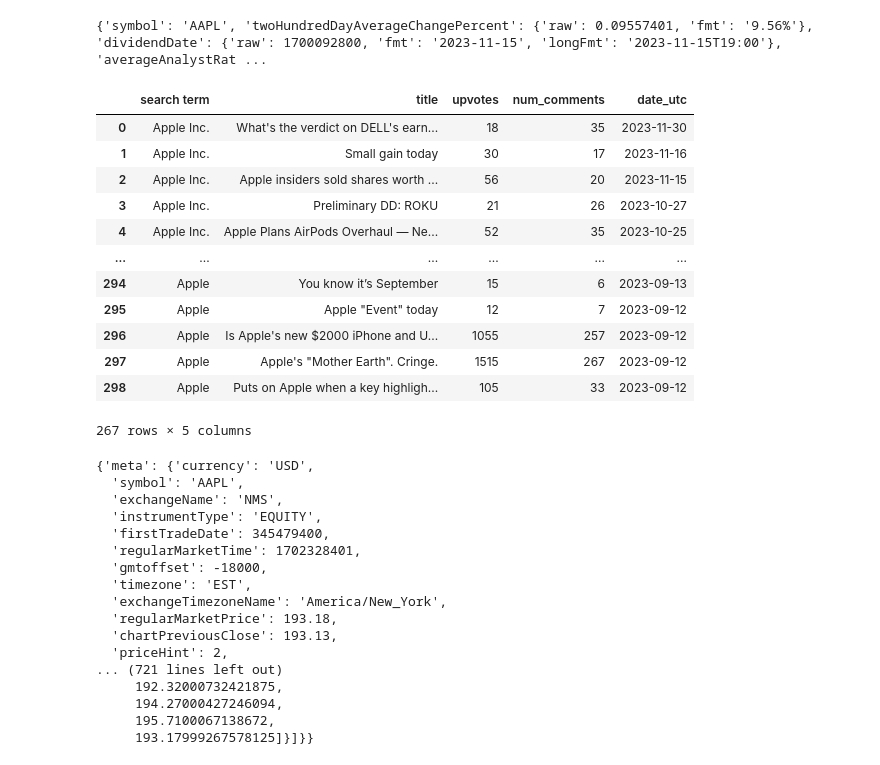
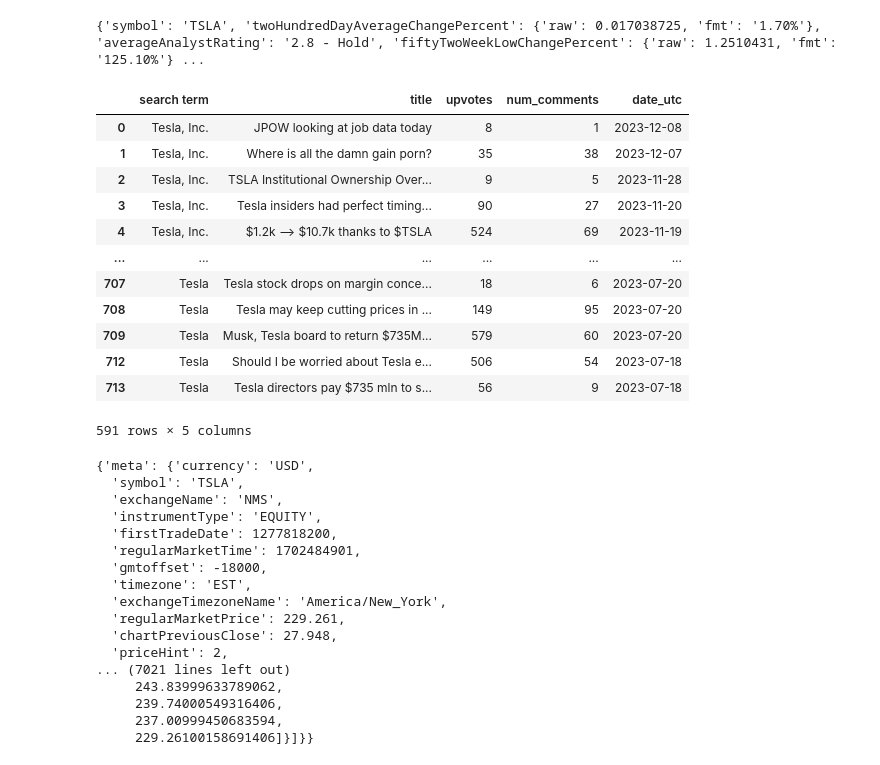
Before and after one commit to AprilHolmes7825/Project_1, a Jupyter notebook: Reddit_data_pull.ipynb, the cells around one changed output. Saved outputs shown, nothing was run; the diff lists cells and outputs as text; code cells hidden in the pictures.

```diff
--- a/Reddit_data_pull.ipynb
+++ b/Reddit_data_pull.ipynb
@@ -57,13 +57,13 @@ while True:
 
 #remove duplicates from company_names
 reddit_search_list = pd.Series(company_names).drop_duplicates().tolist()
-# %%
-print(yahoo_response)
-# %% [output]
-{'symbol': 'AAPL', 'twoHundredDayAverageChangePercent': {'raw': 0.09557401, 'fmt': '9.56%'}, 'dividendDate': {'raw': 1700092800, 'fmt': '2023-11-15', 'longFmt': '2023-11-15T19:00'}, 'averageAnalystRat ...
+# %%
+#Checking reponse from rapid API
+print(yahoo_response)
+# %% [output]
+{'symbol': 'TSLA', 'twoHundredDayAverageChangePercent': {'raw': 0.017038725, 'fmt': '1.70%'}, 'averageAnalystRating': '2.8 - Hold', 'fiftyTwoWeekLowChangePercent': {'raw': 1.2510431, 'fmt': '125.10%'} ...
 # %%
-#Do reddit search
-
+#Grabbing function method to access reddit
 auth = requests.auth.HTTPBasicAuth(reddit_client_id,reddit_secret_key)
 data = {
     'grant_type': 'password',
@@ -71,73 +71,76 @@ data = {
     'password': reddit_password
 }
 headers = {'User-Agent': 'redditapi/1'}
+#Grabbing posts from reddit
 res = requests.post('https://www.reddit.com/api/v1/access_token',
                     auth=auth, data=data, headers=headers)
 token12 = res.json()['access_token']
 headers = {**headers, **{'Authorization': f'bearer {token12}'}}
 headers
 requests.get('https://oauth.reddit.com/api/v1/me', headers=headers)
+#Creating empty list to store reddit posts
+reddit_posts = []
 
-reddit_posts = []
+#Activating Praw
 reddit = praw.Reddit(
     client_id=reddit_client_id,
     client_secret=reddit_secret_key,
     password = data['password'],
     user_agent=f"testscript by u/{data['username']}",
     username = data['username'],
 )
 
 
 #-----------------------------------------------------------TO-DO: Do we need to set a different limit or search criteria?
+#Using praw to get subreddit easily
 for term in reddit_search_list:
-    for submission in reddit.subreddit("wallstreetbets").search(term, limit=100, sort="new"):
+    for submission in reddit.subreddit("wallstreetbets").search(term, limit=1000, sort="new"):
         sub_create_utc = datetime.utcfromtimestamp(submission.created_utc).strftime('%Y-%m-%d')
         reddit_posts.append({"search term": term,
                              "title": submission.title,
                             "upvotes": submission.score,
                             "num_comments": submission.num_comments,
                             "date_utc": sub_create_utc})
-
-
-
+#Creating Dataframe
 reddit_df = pd.DataFrame(reddit_posts)
 reddit_df.drop_duplicates(subset=["title"],keep="first",inplace=True)
 reddit_df
 # %% [output]
 |  | search term | title | upvotes | num_comments | date_utc |
-| 0 | Apple Inc. | What's the verdict on DELL's earn... | 18 | 35 | 2023-11-30 |
-| 1 | Apple Inc. | Small gain today | 30 | 17 | 2023-11-16 |
-| 2 | Apple Inc. | Apple insiders sold shares worth ... | 56 | 20 | 2023-11-15 |
-| 3 | Apple Inc. | Preliminary DD: ROKU | 21 | 26 | 2023-10-27 |
-| 4 | Apple Inc. | Apple Plans AirPods Overhaul — Ne... | 52 | 35 | 2023-10-25 |
+| 0 | Tesla, Inc. | JPOW looking at job data today | 8 | 1 | 2023-12-08 |
+| 1 | Tesla, Inc. | Where is all the damn gain porn? | 35 | 38 | 2023-12-07 |
+| 2 | Tesla, Inc. | TSLA Institutional Ownership Over... | 9 | 5 | 2023-11-28 |
+| 3 | Tesla, Inc. | Tesla insiders had perfect timing... | 90 | 27 | 2023-11-20 |
+| 4 | Tesla, Inc. | $1.2k —> $10.7k thanks to $TSLA | 524 | 69 | 2023-11-19 |
 | ... | ... | ... | ... | ... | ... |
-| 294 | Apple | You know it’s September | 15 | 6 | 2023-09-13 |
-| 295 | Apple | Apple "Event" today | 12 | 7 | 2023-09-12 |
-| 296 | Apple | Is Apple's new $2000 iPhone and U... | 1055 | 257 | 2023-09-12 |
-| 297 | Apple | Apple's "Mother Earth". Cringe. | 1515 | 267 | 2023-09-12 |
-| 298 | Apple | Puts on Apple when a key highligh... | 105 | 33 | 2023-09-12 |
+| 707 | Tesla | Tesla stock drops on margin conce... | 18 | 6 | 2023-07-20 |
+| 708 | Tesla | Tesla may keep cutting prices in ... | 149 | 95 | 2023-07-20 |
+| 709 | Tesla | Musk, Tesla board to return $735M... | 579 | 60 | 2023-07-20 |
+| 712 | Tesla | Should I be worried about Tesla e... | 506 | 54 | 2023-07-18 |
+| 713 | Tesla | Tesla directors pay $735 mln to s... | 56 | 9 | 2023-07-18 |
-267 rows × 5 columns
+591 rows × 5 columns
 # %%
-url = f"https://yahoo-finance127.p.rapidapi.com/historic/{stock_symbol}/1d/100d"
-
+#Prepping Yahoo Rapid API for JSON print
+url = f"https://yahoo-finance127.p.rapidapi.com/historic/{stock_symbol}/1d/1000d"
+#Printing yahoo Rapid API
 yahoo_response2 = requests.get(url,headers=headers_yahoo).json()
 yahoo_response2
 # %% [output]
 {'meta': {'currency': 'USD',
-  'symbol': 'AAPL',
+  'symbol': 'TSLA',
   'exchangeName': 'NMS',
   'instrumentType': 'EQUITY',
-  'firstTradeDate': 345479400,
-  'regularMarketTime': 1702328401,
+  'firstTradeDate': 1277818200,
+  'regularMarketTime': 1702484901,
   'gmtoffset': -18000,
   'timezone': 'EST',
   'exchangeTimezoneName': 'America/New_York',
-  'regularMarketPrice': 193.18,
-  'chartPreviousClose': 193.13,
+  'regularMarketPrice': 229.261,
+  'chartPreviousClose': 27.948,
   'priceHint': 2,
-... (721 lines left out)
-     192.32000732421875,
-     194.27000427246094,
-     195.7100067138672,
-     193.17999267578125]}]}}
+... (7021 lines left out)
+     243.83999633789062,
+     239.74000549316406,
+     237.00999450683594,
+     229.26100158691406]}]}}
 # %%
```
Also changed, not shown: parts of 10 cells of this notebook.
